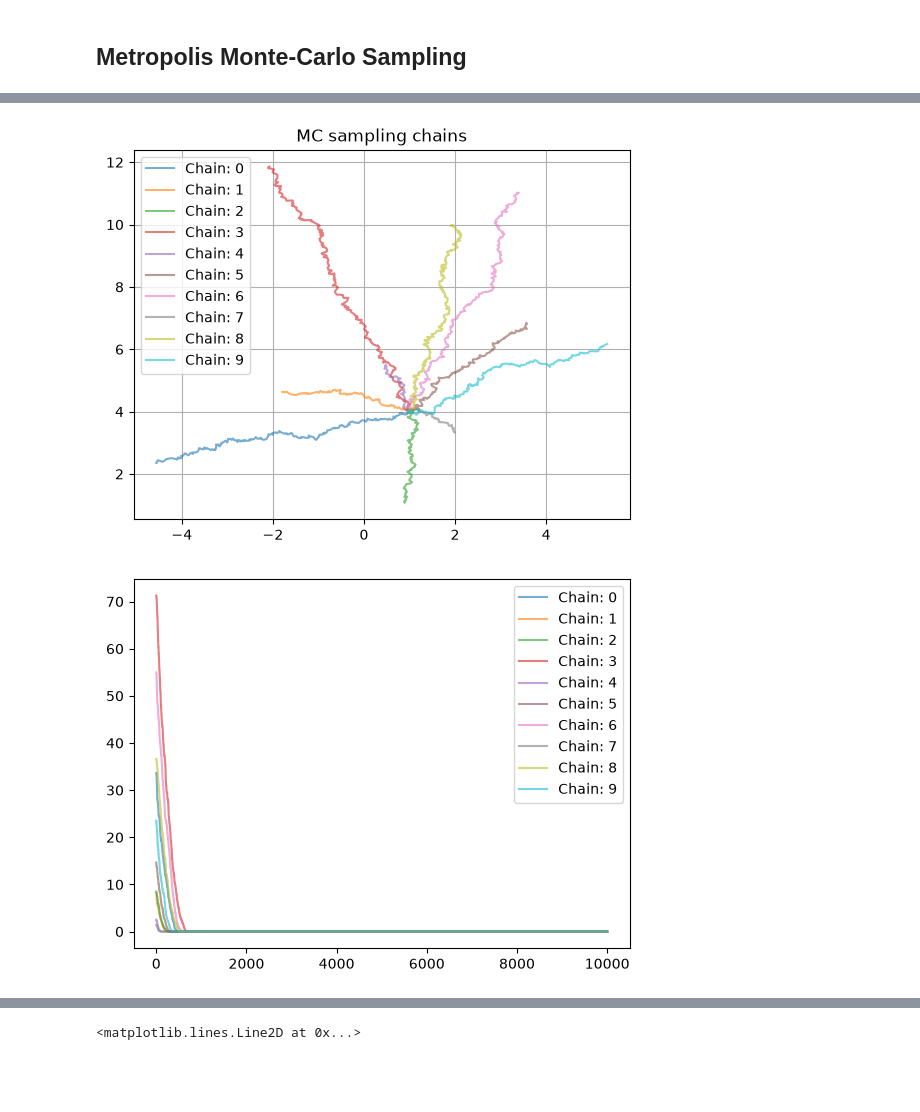
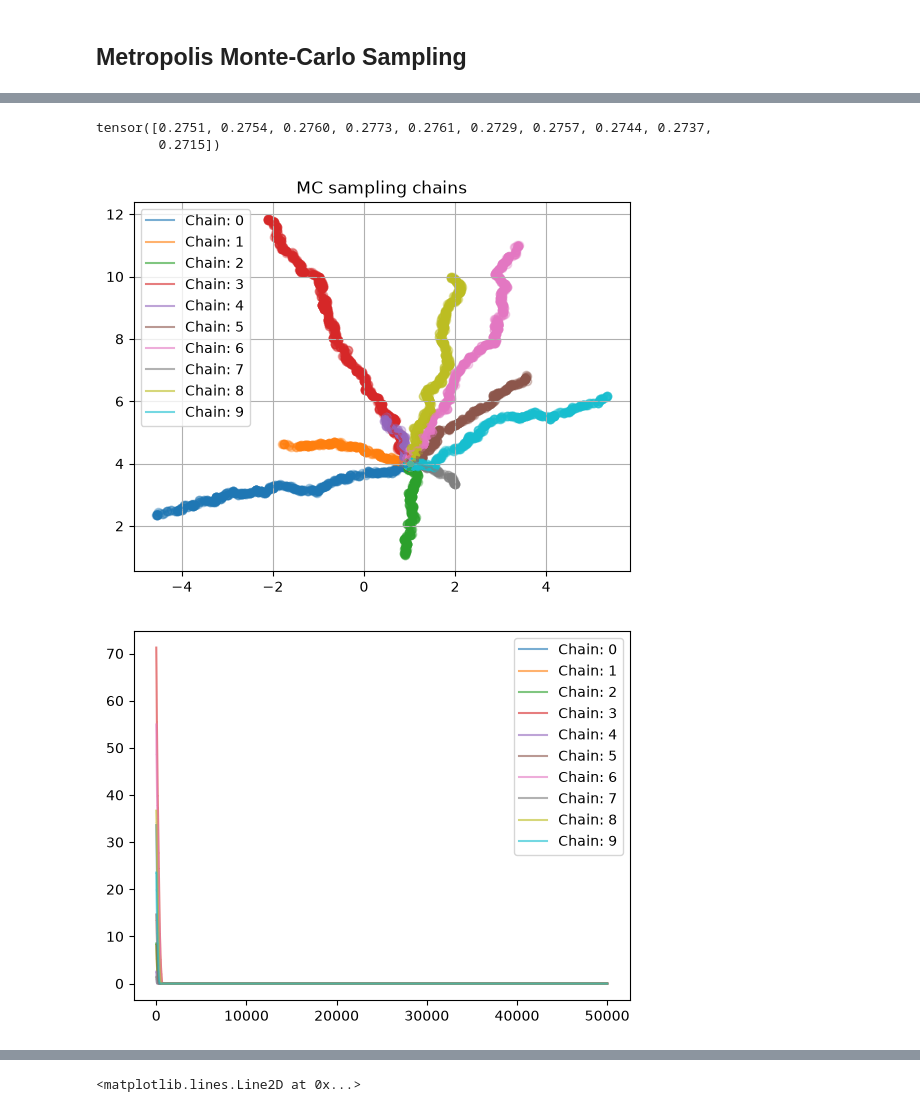
Before and after one commit to gdubbs100/explore-monte-carlo, a Jupyter notebook: montecarlo.ipynb, the cells around one changed output, grey strips where cells are left out. Cells and saved outputs as stored; diff of their text form; code cells hidden in the pictures; blank space fills up the shorter version.

Commit message:
updated results logging

```diff
--- a/montecarlo.ipynb
+++ b/montecarlo.ipynb
@@ -152,17 +7,0 @@ plt.show();
-# %%
-def plot_error_rate(history: torch.Tensor, num_chains: int):
-    for c in range(num_chains):
-        to_plot = history[c, :, :].numpy()
-        error = ((to_plot - torch.Tensor([1,4]).numpy())**2).sum(axis=1)
-        plt.plot(error, label = f"Chain: {c}")
-
-    plt.legend()
-    plt.show();
-# %%
-for c in range(num_chains):
-    to_plot = param_history[c, :, :].numpy()
-    error = ((to_plot - torch.Tensor([1,4]).numpy())**2).sum(axis=1)
-    plt.plot(error, label = f"Chain: {c}")
-
-plt.legend()
-plt.show();
@@ -340,35 +57,44 @@ tensor([1.0011, 1.0011])
+# %%
+sampler.results.diagnostics['accept'].to(torch.float).mean(dim = 0)
+# %% [output]
+tensor([0.2751, 0.2754, 0.2760, 0.2773, 0.2761, 0.2729, 0.2757, 0.2744, 0.2737,
+        0.2715])
 # %%
-def plot_gelman_rubin(gelman_rubin: torch.Tensor):
-    num_params = gelman_rubin.size()[-1]
-    to_plot = gelman_rubin.numpy()
+from samplers.base_sampler import SamplerResults
+
+def plot_gelman_rubin(results: SamplerResults):
+    num_params = results.gelman_rubin.size()[-1]
+    to_plot = results.gelman_rubin.numpy()
     for p in range(num_params):
         plt.plot(to_plot[:, p], label=f"param {p}")
     plt.legend()
     plt.show()
 
-def plot_error_rate(history: torch.Tensor, num_chains: int):
+def plot_error_rate(results: SamplerResults, num_chains: int, true_params: torch.Tensor):
+    params = results.params
     for c in range(num_chains):
-        to_plot = history[c, :, :].numpy()
-        error = ((to_plot - torch.Tensor([1,4]).numpy())**2).sum(axis=1)
+        to_plot = params[c, :, :]
+        error = ((to_plot - true_params).numpy()**2).sum(axis=1)
         plt.plot(error, label = f"Chain: {c}", alpha = 0.6)
 
     plt.legend()
     plt.show();
 
-def plot_2d_convergence(history: torch.Tensor, num_chains:int):
+def plot_2d_convergence(results: SamplerResults, num_chains:int):
+    params = results.params
     for c in range(num_chains):
-        to_plot = history[c, :, :].numpy()
+        to_plot = params[c, :, :].numpy()
         plt.plot(to_plot[:, 0], to_plot[:, 1], alpha = .6, label = f"Chain: {c}")
-        # plt.scatter(to_plot[:, 0], to_plot[:, 1], label = f"Chain: {c}", alpha = .3)
+        plt.scatter(to_plot[:, 0], to_plot[:, 1],  alpha = .3)
         plt.grid(True)
 
     plt.title("MC sampling chains")
     plt.legend()
     plt.show();
 
-plot_2d_convergence(history, num_chains)
-plot_error_rate(history, num_chains)
-plot_gelman_rubin(sampler.gelman_rubin)
+plot_2d_convergence(sampler.results, num_chains)
+plot_error_rate(sampler.results, num_chains, true_params=torch.Tensor([1, 4]))
+plot_gelman_rubin(sampler.results)
 # %% [output]
-[figure, old version]
+[figure, new version]
-[figure, old version]
+[figure, new version]
```
Also changed, not shown: parts of 20 cells of this notebook, 5 other files.
